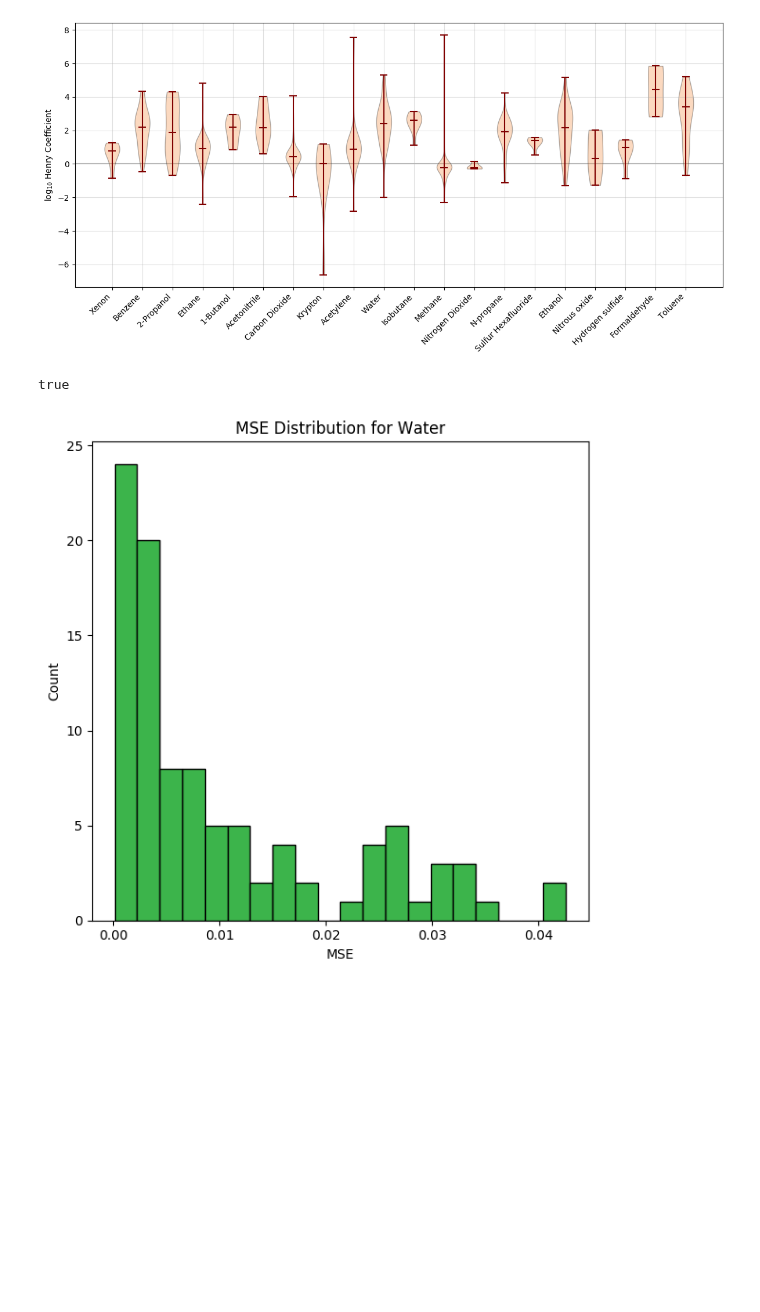
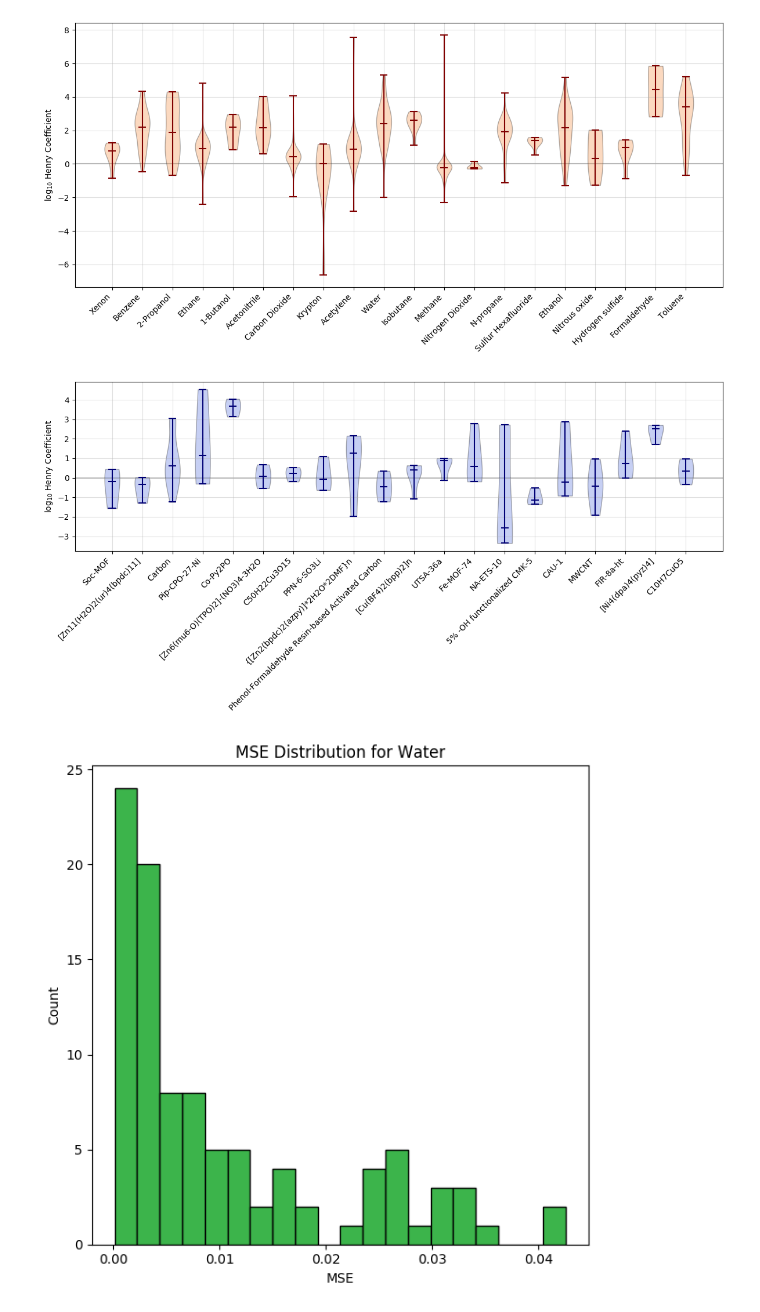
Before and after one commit to SimonEnsemble/material_recommendation_system, a Jupyter notebook: CreateMatrix.ipynb, the cells around one changed output. Saved outputs shown, nothing was run; the diff lists cells and outputs as text; code cells hidden in the pictures; blank space fills up the shorter version.

```diff
--- a/CreateMatrix.ipynb
+++ b/CreateMatrix.ipynb
@@ -939,10 +939,47 @@ end
 h_dist_for_gas(master_list_of_gases[1:20]);
 # %% [output]
 [figure]
-# %%
-typeof(["Water", "Carbon Dioxide"]) <: Array{<:Union{AbstractString, Int}, 1}
-# %% [output]
-true
+# %%
+function h_dist_for_mof(mofs::Array{<:Union{AbstractString, Int}, 1})
+    mof_Hs = Array{Array{Float64, 1}, 1}()
+    mofs = convert(Array{Union{AbstractString, Int}, 1}, mofs)
+    for i in 1:length(mofs)
+        if typeof(mofs[i]) <: AbstractString
+            @assert mofs[i] in master_list_of_materials
+            mofs[i] = findfirst(mofs[i] .== master_list_of_materials)
+        end
+        push!(mof_Hs, collect(skipmissing(H[mofs[i], :])))
+    end
+    fig, ax = plt.subplots(figsize=(12,6))
+    violin_parts = ax.violinplot(mof_Hs, showmedians=true)
+    # Make color of violins blue
+    for piece in violin_parts["bodies"]
+        piece.set_facecolor("#4363d8")
+        piece.set_edgecolor("k")
+    end
+    # Make the max, min, median bars navy
+    for partname in ["cbars", "cmins", "cmaxes", "cmedians"]
+        piece = violin_parts[partname]
+        piece.set_edgecolor("#000075")
+    end
+    xlim = ax.get_xlim()
+    ax.plot(xlim, [0, 0], c="#a9a9a9", alpha=0.8, zorder=.8)
+    ax.set_xlim(xlim)
+    ax.set_xticks(1:length(mofs))
+    ax.set_xticklabels([master_list_of_materials[i] for i in mofs], rotation=45, ha="right")
+    #ax.set_xlabel(master_list_of_gases[gases])
+    ax.set_ylabel(L"log$_{10}$ Henry Coefficient")
+    #ax.set_title("MSE Distribution for " * master_list_of_gases[gases])
+    plt.tight_layout()
+    plt.grid("on", alpha=0.4)
+    plt.show()
+    return mof_Hs
+end
+
+#h_dist_for_gas(["Water", "Carbon Dioxide"])
+h_dist_for_mof(master_list_of_materials[1:20]);
+# %% [output]
+[figure, added]
 # %%
 function plot_mse_distribution_per_gas(gas::Union{AbstractString, Int})
     if typeof(gas) <: AbstractString
```
Also changed, not shown: parts of 1 cell of this notebook, 1 other file.
